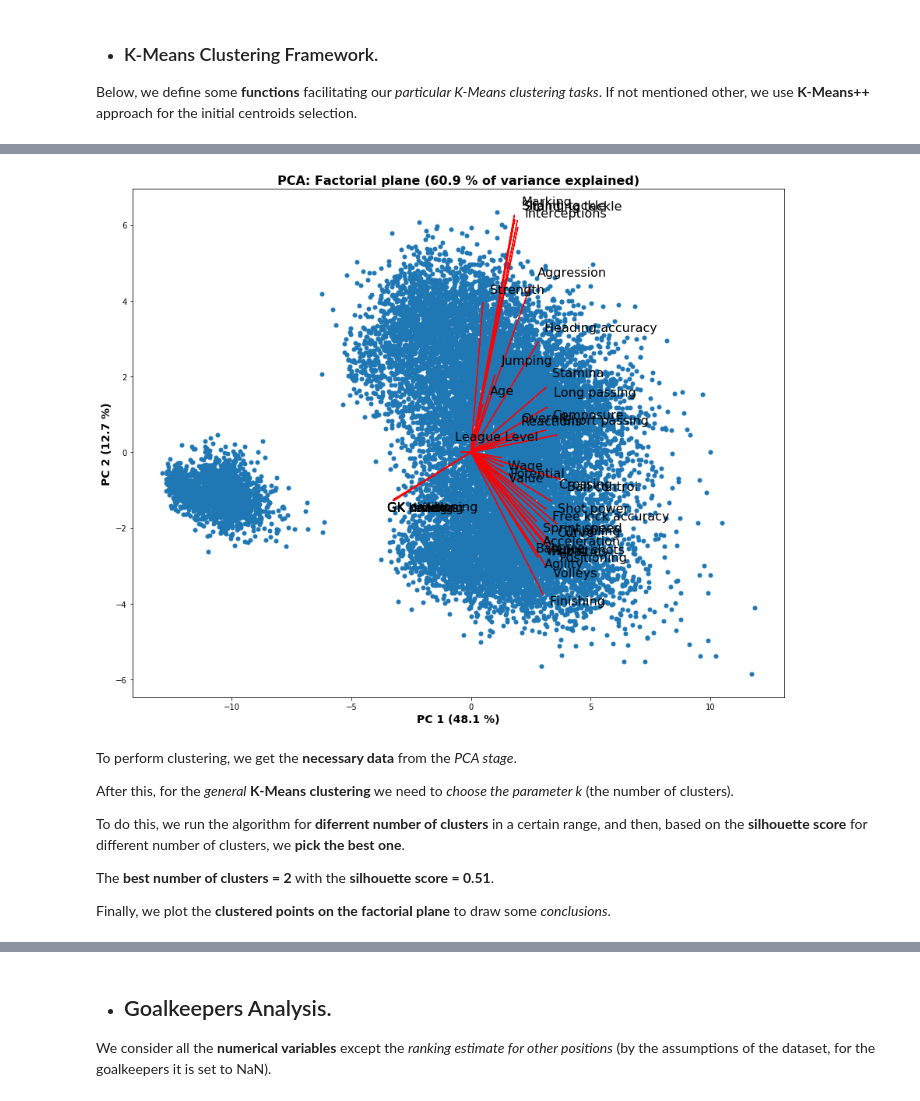
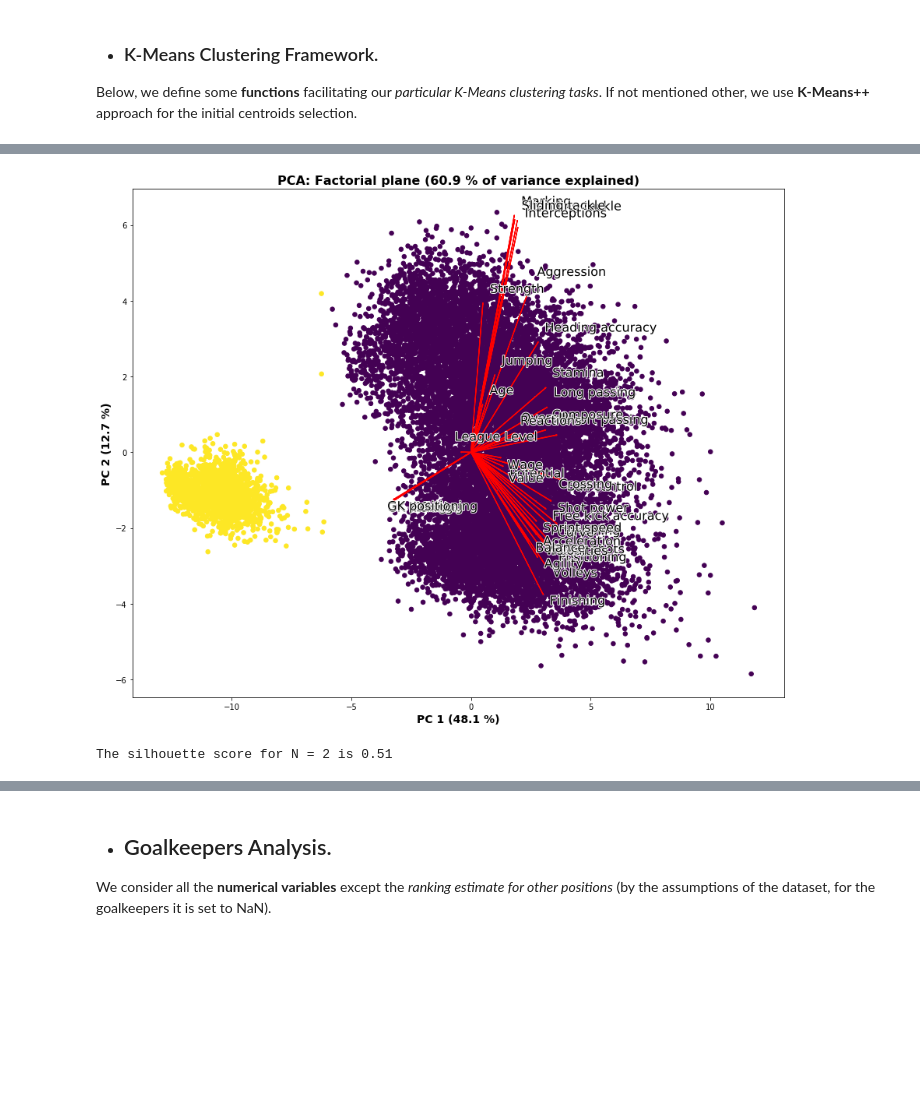
Before and after one commit to YarkoKhamar/DAProject, a Jupyter notebook: PcaClusteringGeneral.ipynb, the cells around one changed output, grey strips where cells are left out. Cells and saved outputs as stored; diff of their text form; code cells hidden in the pictures; blank space fills up the shorter version.

Commit message:
Completed the analysis; almost completed conclusions; significant changes.

```diff
--- a/PcaClusteringGeneral.ipynb
+++ b/PcaClusteringGeneral.ipynb
@@ -176,0 +198,13 @@ It is exactly **representative** for the set of players on their **preferred pos
+# %%
+def doPcaClustering(pca, nClust = 2, scaling=10):
+    normDf = pca[0]
+    xs, ys = pca[1], pca[2]
+    eigvecs = pca[3]
+    variances = pca[4]
+
+    yKmeans, centers, silh = performKMeans(normDf, nClust)
+    cxs, cys = pcaProjection(centers, eigvecs)
+    pcaBiplot((xs,ys), variances, eigvecs, normDf.columns, \
+              scaling, colors=yKmeans)
+
+    print ("The silhouette score for N = {0} is {1:1.2f}".format(nClust, silh))
@@ -177,17 +223,14 @@ It is exactly **representative** for the set of players on their **preferred pos
 # %%
 overallDf = df.select_dtypes(include='number')\
                 .dropna(axis='columns')
 
-overallPca = pcaPerform(overallDf, scaling=17)
+overallPca = pcaPerform(overallDf, doBiplot = False)
+
+## Commented out since it executes for a long time;
+# nClust, ovSilhs = findBestClustersN(overallPca[0], 2, 20)
+
+nClust = 2
+doPcaClustering(overallPca, nClust, scaling=17)
 # %% [output]
-[figure, old version]
+[figure, new version]
+The silhouette score for N = 2 is 0.51
-# %% [markdown]
-To perform clustering, we get the **necessary data** from the *PCA stage*.
-
-After this, for the *general* **K-Means clustering** we need to *choose the parameter k* (the number of clusters).
-
-To do this, we run the algorithm for **diferrent number of clusters** in a certain range, and then, based on the **silhouette score** for different number of clusters, we **pick the best one**.
-
-The **best number of clusters = 2** with the **silhouette score = 0.51**.
-
-Finally, we plot the **clustered points on the factorial plane** to draw some *conclusions*.
```
Also changed, not shown: parts of 31 cells of this notebook.
